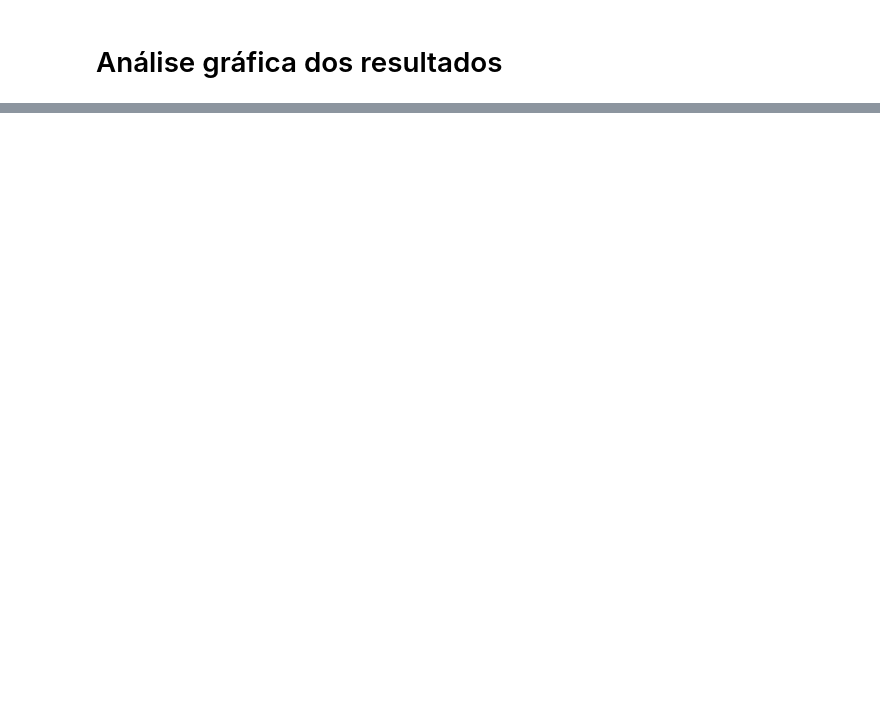
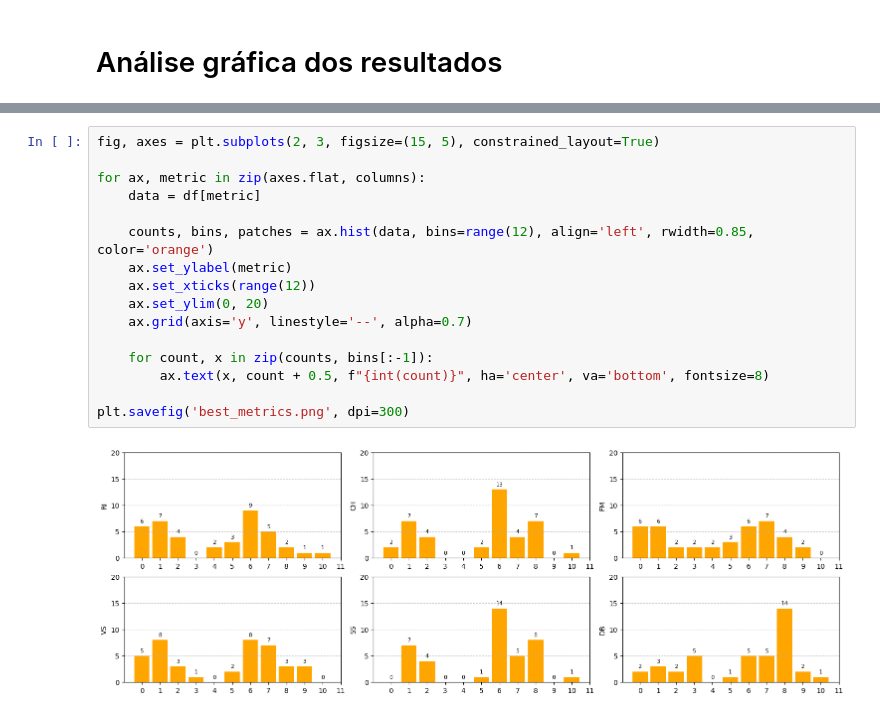
Before and after one commit to gustavochavari/curvature-based-isomap, a Jupyter notebook: experiments/results.ipynb, the cells around one changed output, grey strips where cells are left out. Drawn from its saved outputs; the diff is of its cells as text; blank space fills up the shorter version.

```diff
--- a/experiments/results.ipynb
+++ b/experiments/results.ipynb
@@ -418,0 +638,18 @@ plt.show()
+# %%
+fig, axes = plt.subplots(2, 3, figsize=(15, 5), constrained_layout=True)
+
+for ax, metric in zip(axes.flat, columns):
+    data = df[metric]
+
+    counts, bins, patches = ax.hist(data, bins=range(12), align='left', rwidth=0.85, color='orange')
+    ax.set_ylabel(metric)
+    ax.set_xticks(range(12))
+    ax.set_ylim(0, 20)
+    ax.grid(axis='y', linestyle='--', alpha=0.7)
+
+    for count, x in zip(counts, bins[:-1]):
+        ax.text(x, count + 0.5, f"{int(count)}", ha='center', va='bottom', fontsize=8)
+
+plt.savefig('best_metrics.png', dpi=300)
+# %% [output]
+[figure, added]
```
Also changed, not shown: parts of 26 cells of this notebook, 11 other files.
